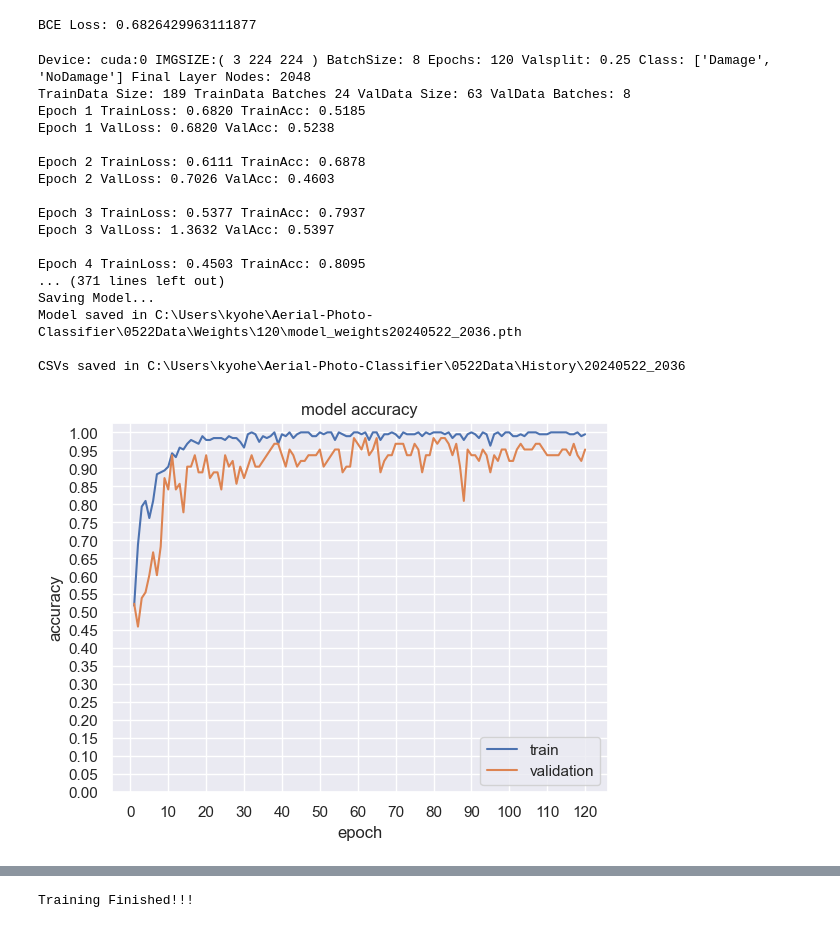
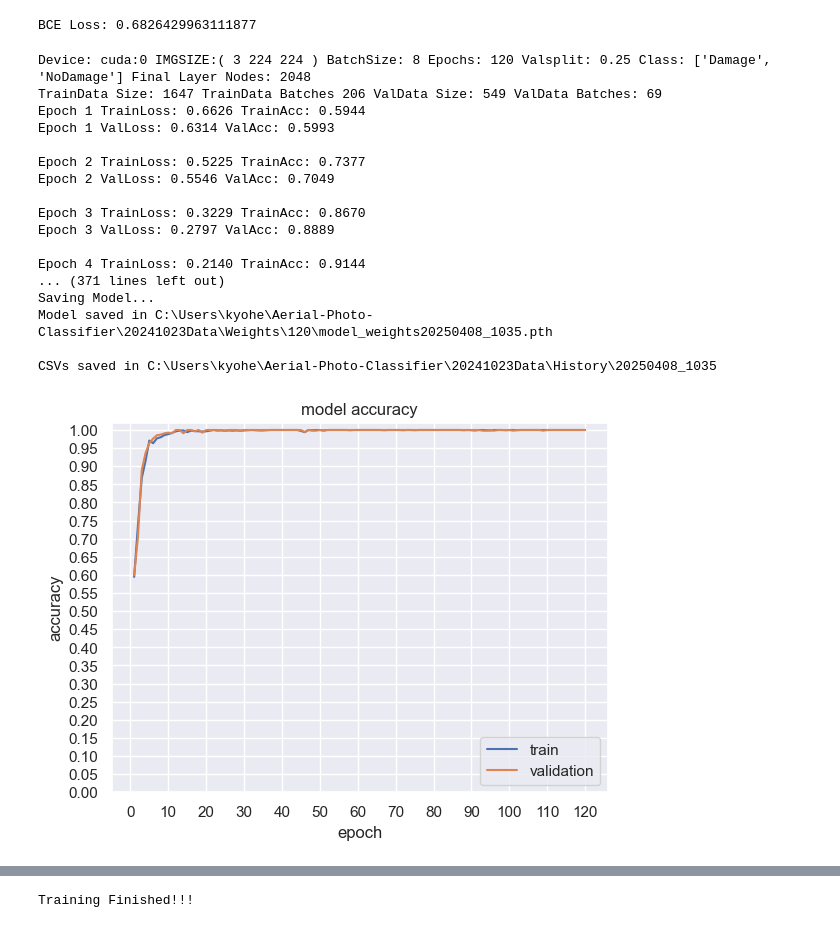
Before and after one commit to Tanned-podcast/Aerial_Photo_Classifier, a Jupyter notebook: Python/航空写真AI_訓練用-道路リンクなし.ipynb, the cells around one changed output, grey strips where cells are left out. Cells and saved outputs as stored; diff of their text form; code cells hidden in the pictures.

```diff
--- a/Python/航空写真AI_訓練用-道路リンクなし.ipynb
+++ b/Python/航空写真AI_訓練用-道路リンクなし.ipynb
@@ -62,9 +62,9 @@ valsplit=0.25
 Classes = ["Damage", "NoDamage"]
 ClassNum = len(Classes)
 
-trainpath=r"C:\Users\kyohe\Aerial-Photo-Classifier\0522Data\Train"
-savepath=r"C:\Users\kyohe\Aerial-Photo-Classifier\0522Data\Weights"
-historypath=r"C:\Users\kyohe\Aerial-Photo-Classifier\0522Data\History"
+trainpath=r"C:\Users\kyohe\Aerial-Photo-Classifier\20241023Data\Train_SameSize_BrightContrast"
+savepath=r"C:\Users\kyohe\Aerial-Photo-Classifier\20241023Data\Weights"
+historypath=r"C:\Users\kyohe\Aerial-Photo-Classifier\20241023Data\History"
 
 '''
 PytorchではDataloaderという,膨大なデータセットからでもメモリを圧迫せずに取り出せてforループにも対応するための枠組みがある
@@ -82,7 +82,7 @@ class MyDataset(Dataset):
         #訓練と訓練白黒の二個下のディレクトリから画像を取得
         self.data = list(sorted(Path(root).glob("*\*")))
 
-
+    #__getitem__は，MyDataset型のインスタンスでdataset[1]みたいに要素番号呼び出しをされたときに自動で行う処理(Pythonデフォ付属)
     # ここで取り出すデータを指定している
     def __getitem__(self, index: int) -> Tuple[torch.Tensor, torch.Tensor]:
         data = self.data[index]
@@ -123,7 +123,7 @@ valloader = DataLoader(dataset=valset,batch_size=batch_size,shuffle=True)
 
 resnet50 = models.resnet50(weights='DEFAULT')
 
-
+#チャンネル数いじれるようにしておく
 resnet50.conv1 = torch.nn.Conv2d(Channels,64,kernel_size = (7,7),stride = (2,2), padding = (3,3), bias = False)
 num_ftrs = resnet50.fc.in_features
 #modifying final layer
@@ -235,41 +235,41 @@ def plot_acc(train_accuracies, val_accuracies):
     plt.ylabel("accuracy")
     plt.xlabel("epoch")
     plt.xticks(np.arange(0, epochs+1, 10))
     plt.yticks(np.arange(0.0, 1.05, 0.05))
     plt.legend(["train", "validation"], loc="lower right")
     plt.show()
 
 def plot_loss(train_losses, val_losses):
     plt.plot(ep, train_losses)
     plt.plot(ep, val_losses)
     plt.title("model loss")
     plt.ylabel("loss")
     plt.xlabel("epoch")
     plt.xticks(np.arange(0, epochs+1, 10))
     plt.ylim(bottom=-5, top=10)
     plt.legend(["train", "validation"], loc="upper right")
     plt.show()
 
 plot_acc(train_accuracies, val_accuracies)
 plot_loss(train_losses, val_losses)
 
 print('Training Finished!!!')
 # %% [output]
 Device: cuda:0 IMGSIZE:( 3 224 224 ) BatchSize: 8 Epochs: 120 Valsplit: 0.25 Class: ['Damage', 'NoDamage'] Final Layer Nodes: 2048
-TrainData Size: 189 TrainData Batches 24 ValData Size: 63 ValData Batches: 8
-Epoch 1 TrainLoss: 0.6820 TrainAcc: 0.5185
-Epoch 1 ValLoss: 0.6820 ValAcc: 0.5238
+TrainData Size: 1647 TrainData Batches 206 ValData Size: 549 ValData Batches: 69
+Epoch 1 TrainLoss: 0.6626 TrainAcc: 0.5944
+Epoch 1 ValLoss: 0.6314 ValAcc: 0.5993
 
-Epoch 2 TrainLoss: 0.6111 TrainAcc: 0.6878
-Epoch 2 ValLoss: 0.7026 ValAcc: 0.4603
+Epoch 2 TrainLoss: 0.5225 TrainAcc: 0.7377
+Epoch 2 ValLoss: 0.5546 ValAcc: 0.7049
 
-Epoch 3 TrainLoss: 0.5377 TrainAcc: 0.7937
-Epoch 3 ValLoss: 1.3632 ValAcc: 0.5397
+Epoch 3 TrainLoss: 0.3229 TrainAcc: 0.8670
+Epoch 3 ValLoss: 0.2797 ValAcc: 0.8889
 
-Epoch 4 TrainLoss: 0.4503 TrainAcc: 0.8095
+Epoch 4 TrainLoss: 0.2140 TrainAcc: 0.9144
 ... (371 lines left out)
 Saving Model...
-Model saved in C:\Users\kyohe\Aerial-Photo-Classifier\0522Data\Weights\120\model_weights20240522_2036.pth
+Model saved in C:\Users\kyohe\Aerial-Photo-Classifier\20241023Data\Weights\120\model_weights20250408_1035.pth
 
-CSVs saved in C:\Users\kyohe\Aerial-Photo-Classifier\0522Data\History\20240522_2036
+CSVs saved in C:\Users\kyohe\Aerial-Photo-Classifier\20241023Data\History\20250408_1035
-[figure, old version]
+[figure, new version]
```
Also changed, not shown: parts of 1 cell of this notebook, 3 other files.
